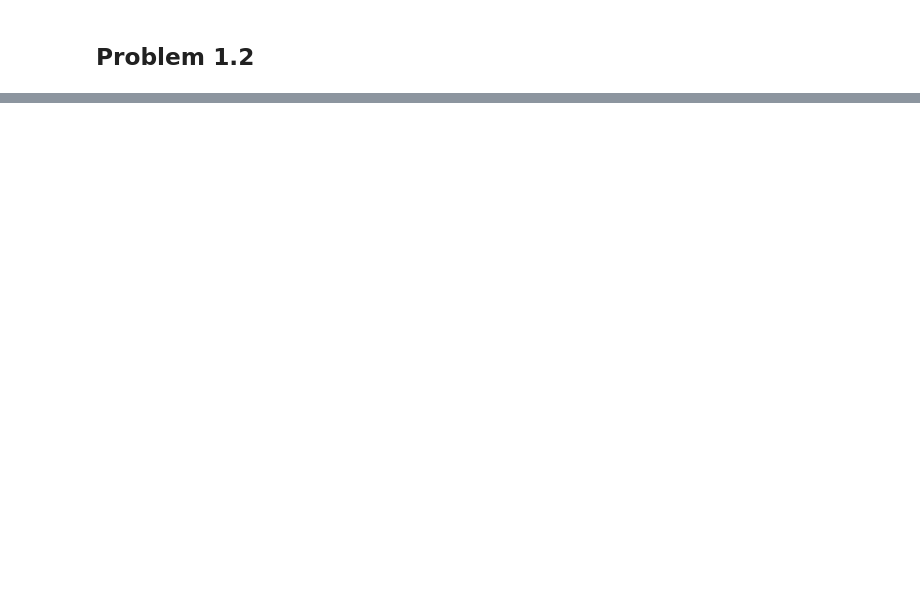
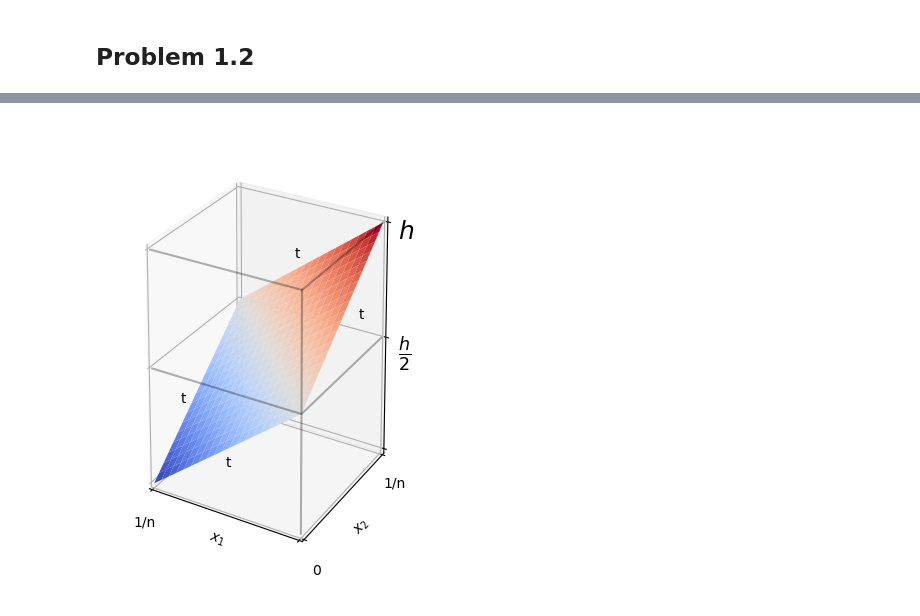
Before and after one commit to abdohlman/COMPSCI571_HW6, a Jupyter notebook: COMPSCI_571_HW6.ipynb, the cells around one changed output, grey strips where cells are left out. Cells and saved outputs as stored; diff of their text form; code cells hidden in the pictures; blank space fills up the shorter version.

```diff
--- a/COMPSCI_571_HW6.ipynb
+++ b/COMPSCI_571_HW6.ipynb
@@ -191,0 +182,18 @@ plt.show()
+# %%
+X, Y = np.meshgrid(np.matrix(np.linspace(0,1,20)), np.matrix(np.linspace(0,1,20)))
+fig = plt.figure(figsize=(4,6), dpi=100)
+ax = fig.gca(projection='3d'); ax.view_init(elev=20)
+surf = ax.plot_surface(X, Y, 2*(X + Y), cmap=cm.coolwarm)
+ax.plot([1,1],[0,0],[0,4], color='black', alpha=0.3)
+ax.plot([0,1,1],[0,0,1],[2,2,2], color='black', alpha=0.3)
+ax.plot([0,1,1],[0,0,1],[4,4,4], color='black', alpha=0.3)
+ax.set_xticks([0.0,1.0]); ax.set_xticklabels(['1/n',''])
+ax.set_yticks([0.0,1.0]); ax.set_yticklabels(['0','1/n'])
+ax.set_zticks([0.0,2,4]); ax.set_zticklabels(['',r'$\frac{h}{2}$',r'$h$'], fontsize=18)
+ax.set_xlabel(r'$x_1$', labelpad=-10); ax.set_ylabel(r'$x_2$', labelpad=-5)
+ax.text(1.1,0.5, 3, 't'); ax.text(0.4, 1.0, 3, 't');
+ax.text(0,0.3, 1, 't'); ax.text(0.5, 0, 0.7, 't');
+ax.set_xlim([0,1]); ax.set_ylim([0,1]); ax.set_zlim([0,4])
+plt.show()
+# %% [output]
+[figure, added]
```
Also changed, not shown: parts of 22 cells of this notebook, 1 other file.
